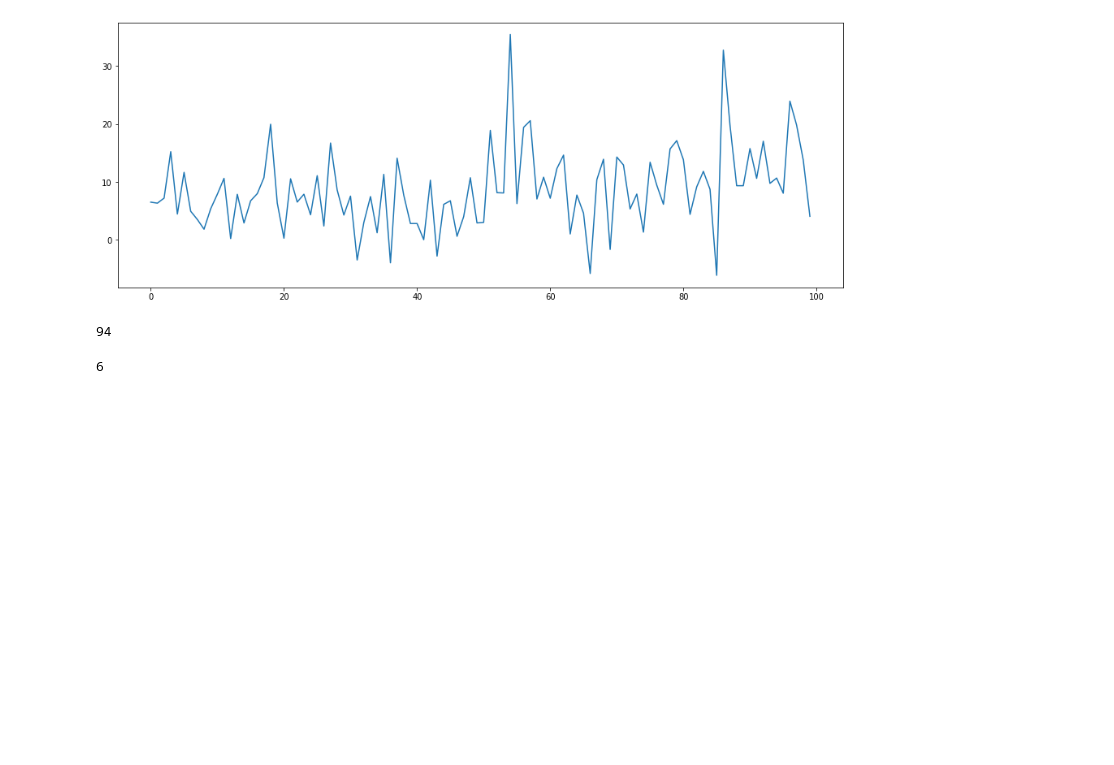
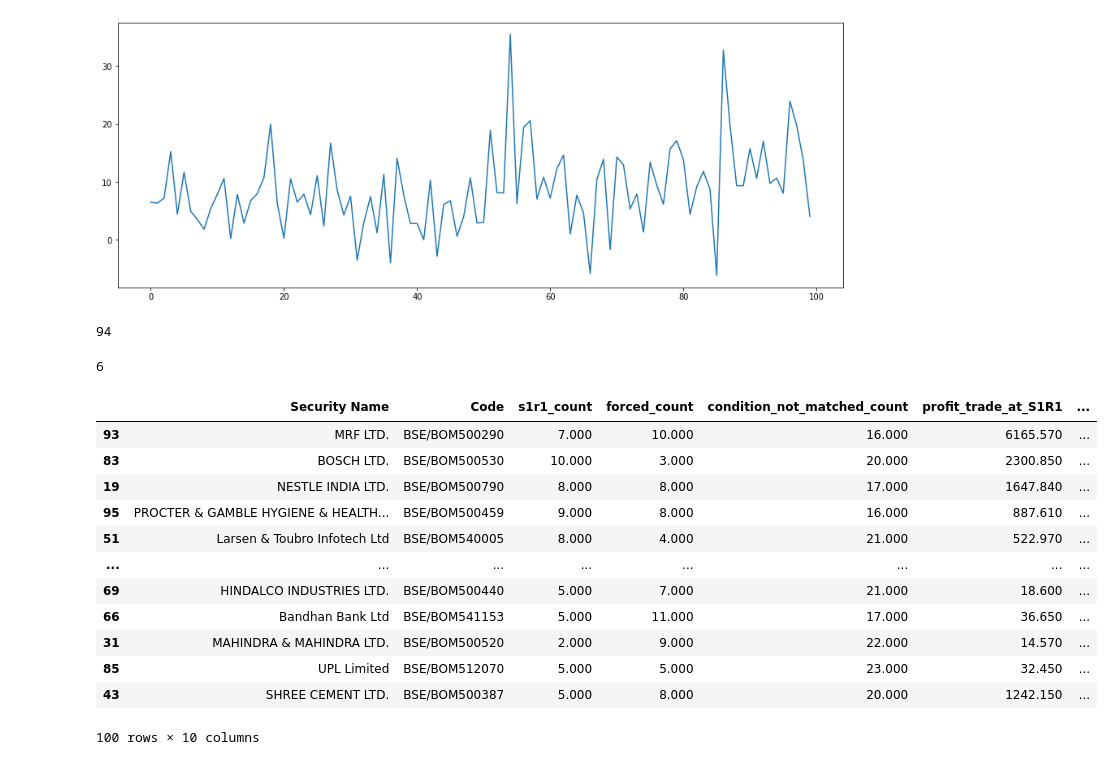
Before and after one commit to mastermindankur/stock-analysis, a Jupyter notebook: bse_top_100.ipynb, the cells around one changed output. Cells and saved outputs as stored; diff of their text form; code cells hidden in the pictures; blank space fills up the shorter version.

```diff
--- a/bse_top_100.ipynb
+++ b/bse_top_100.ipynb
@@ -208,3 +208,19 @@ bse100['net_profit_per_share'][bse100['net_profit_per_share']>0].count()
 bse100['net_profit_per_share'][bse100['net_profit_per_share']<0].count()
 # %% [output]
 6
+# %%
+bse100[['Security Name','Code','s1r1_count','forced_count','condition_not_matched_count','profit_trade_at_S1R1','profit_forced_sold_at_ClosingPrice','net_profit_per_share','cumulative_profit','percentage_return']].sort_values(by='net_profit_per_share',ascending=False)
+# %% [output]
+|  | Security Name | Code | s1r1_count | forced_count | condition_not_matched_count | profit_trade_at_S1R1 | ... |
+| 93 | MRF LTD. | BSE/BOM500290 | 7.000 | 10.000 | 16.000 | 6165.570 | ... |
+| 83 | BOSCH LTD. | BSE/BOM500530 | 10.000 | 3.000 | 20.000 | 2300.850 | ... |
+| 19 | NESTLE INDIA LTD. | BSE/BOM500790 | 8.000 | 8.000 | 17.000 | 1647.840 | ... |
+| 95 | PROCTER & GAMBLE HYGIENE & HEALTH... | BSE/BOM500459 | 9.000 | 8.000 | 16.000 | 887.610 | ... |
+| 51 | Larsen & Toubro Infotech Ltd | BSE/BOM540005 | 8.000 | 4.000 | 21.000 | 522.970 | ... |
+| ... | ... | ... | ... | ... | ... | ... | ... |
+| 69 | HINDALCO INDUSTRIES LTD. | BSE/BOM500440 | 5.000 | 7.000 | 21.000 | 18.600 | ... |
+| 66 | Bandhan Bank Ltd | BSE/BOM541153 | 5.000 | 11.000 | 17.000 | 36.650 | ... |
+| 31 | MAHINDRA & MAHINDRA LTD. | BSE/BOM500520 | 2.000 | 9.000 | 22.000 | 14.570 | ... |
+| 85 | UPL Limited | BSE/BOM512070 | 5.000 | 5.000 | 23.000 | 32.450 | ... |
+| 43 | SHREE CEMENT LTD. | BSE/BOM500387 | 5.000 | 8.000 | 20.000 | 1242.150 | ... |
+100 rows × 10 columns
```
